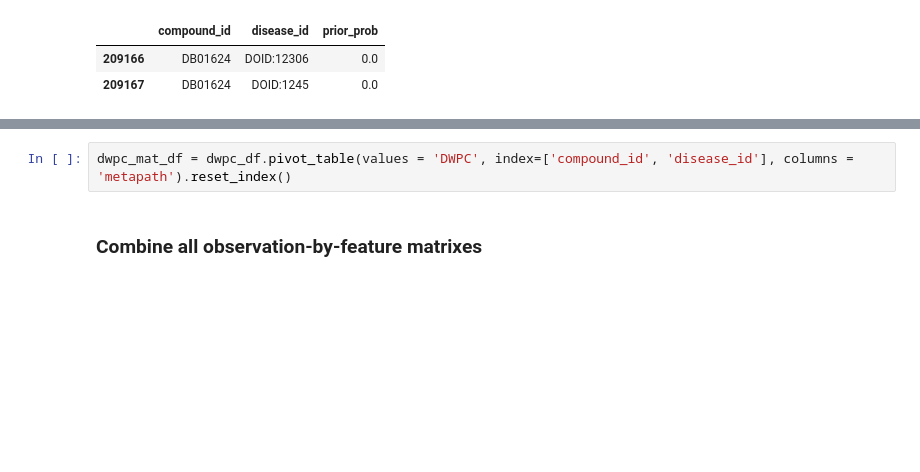
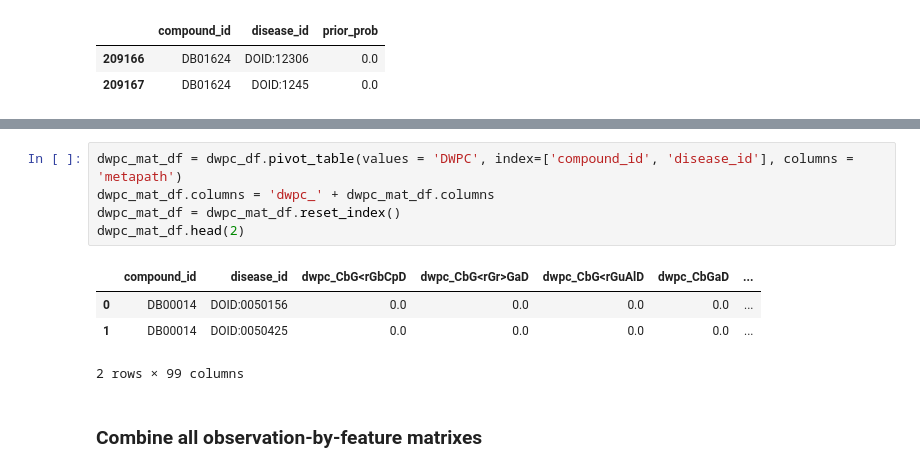
Before and after one commit to dhimmel/learn, a Jupyter notebook: prediction/3-matrixfy.ipynb, the cells around one changed output, grey strips where cells are left out. Cells and saved outputs as stored; diff of their text form; blank space fills up the shorter version.

```diff
--- a/prediction/3-matrixfy.ipynb
+++ b/prediction/3-matrixfy.ipynb
@@ -40,5 +46,13 @@ dwpc_df.head(2)
 # %%
-dwpc_mat_df = dwpc_df.pivot_table(values = 'DWPC', index=['compound_id', 'disease_id'], columns = 'metapath').reset_index()
+dwpc_mat_df = dwpc_df.pivot_table(values = 'DWPC', index=['compound_id', 'disease_id'], columns = 'metapath')
+dwpc_mat_df.columns = 'dwpc_' + dwpc_mat_df.columns
+dwpc_mat_df = dwpc_mat_df.reset_index()
+dwpc_mat_df.head(2)
+# %% [output]
+|  | compound_id | disease_id | dwpc_CbG<rGbCpD | dwpc_CbG<rGr>GaD | dwpc_CbG<rGuAlD | dwpc_CbGaD | ... |
+| 0 | DB00014 | DOID:0050156 | 0.0 | 0.0 | 0.0 | 0.0 | ... |
+| 1 | DB00014 | DOID:0050425 | 0.0 | 0.0 | 0.0 | 0.0 | ... |
+2 rows × 99 columns
 # %% [markdown]
 ### Combine all observation-by-feature matrixes
 # %%
```
Also changed, not shown: parts of 7 cells of this notebook, 9 other files.
